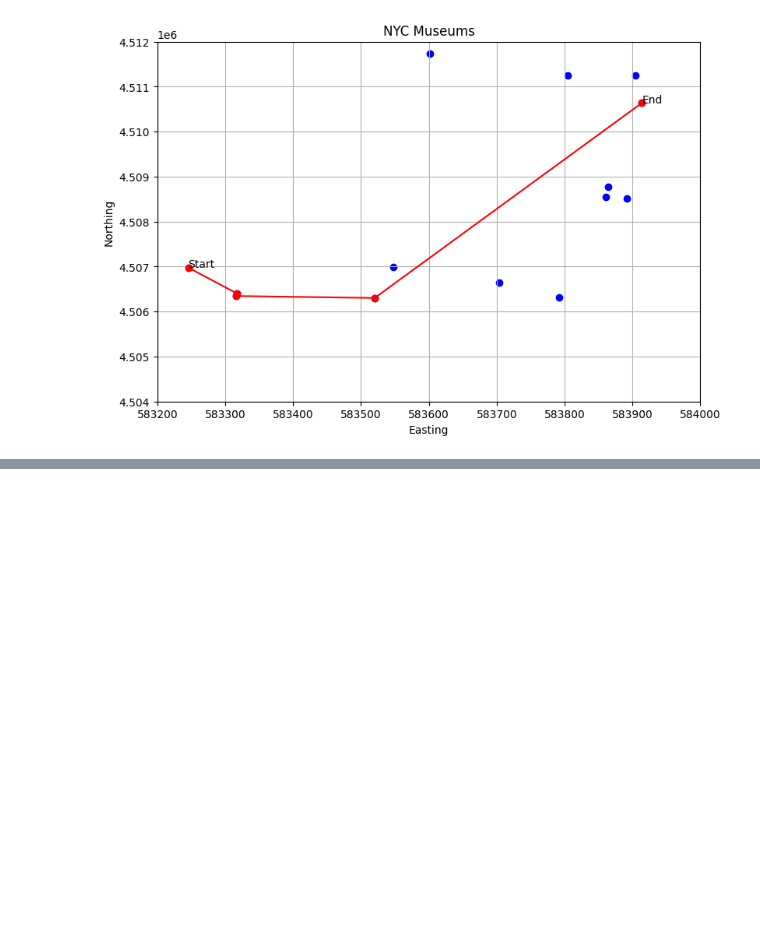
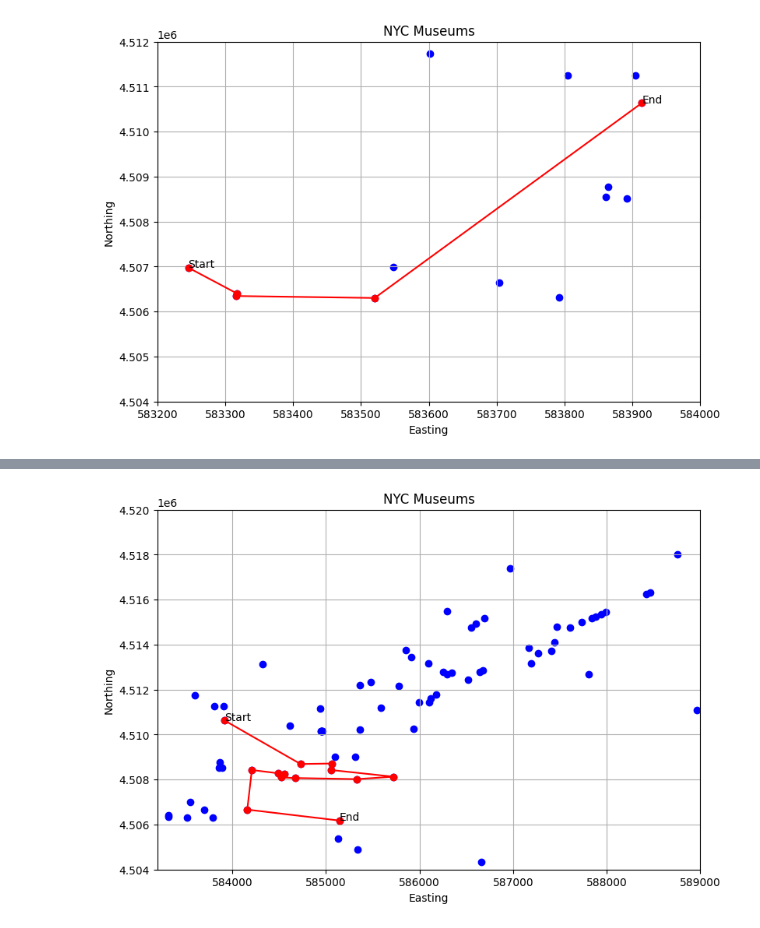
Before and after one commit to ath3naw/Itinerary-Optimizer, a Jupyter notebook: analysis.ipynb, the cells around one changed output, grey strips where cells are left out. Saved outputs shown, nothing was run; the diff lists cells and outputs as text; code cells hidden in the pictures; blank space fills up the shorter version.

```diff
--- a/analysis.ipynb
+++ b/analysis.ipynb
@@ -500,0 +572,5 @@ plt.show()
+# %%
+X = df[["easting", "northing"]].to_numpy(dtype=float)
+
+diff = X[:, None, :] - X[None, :, :]   # shape (n, n, 2)
+distance_mat = np.linalg.norm(diff, axis=2)
@@ -500,0 +659,6 @@ plt.show()
+# %%
+best, best_dist = organize_path_dp(itinerary, distance_mat)
+print(best)
+full_itinerary = df.iloc[best]["name"]
+print(full_itinerary)
+print(best_dist)
@@ -500,0 +683,15 @@ plt.show()
+# %%
+fig, ax = plt.subplots(figsize = (9,6))
+plt.scatter(df["easting"], df["northing"], c='blue', marker='o')
+plt.xlim(583200, 589000)
+plt.ylim(4.504*10**6, 4.52*10**6)
+plt.plot(df["easting"].iloc[best], df["northing"].iloc[best], c='red', marker='o')
+plt.xlabel('Easting')
+plt.ylabel('Northing')
+plt.title('NYC Museums')
+ax.annotate('Start', xy=(df["easting"].iloc[start_idx]-0.0001, df["northing"].iloc[start_idx]), xytext=(df["easting"].iloc[start_idx]-0.001, df["northing"].iloc[start_idx]-0.002))
+ax.annotate('End', xy=(df["easting"].iloc[end_idx]+0.0001, df["northing"].iloc[end_idx]), xytext=(df["easting"].iloc[end_idx]+0.0003, df["northing"].iloc[end_idx]+0.001))
+plt.grid()
+plt.show()
+# %% [output]
+[figure, added]
```
Also changed, not shown: parts of 39 cells of this notebook, 5 other files.
